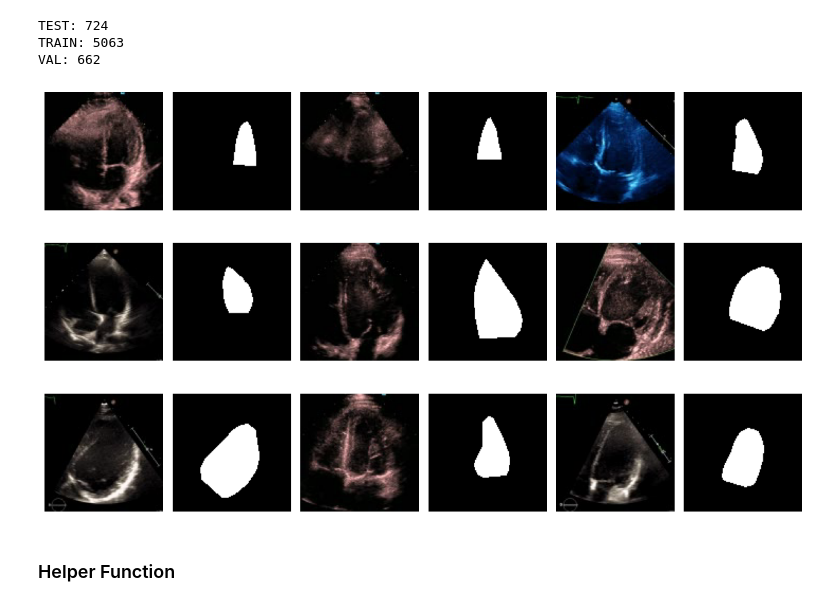
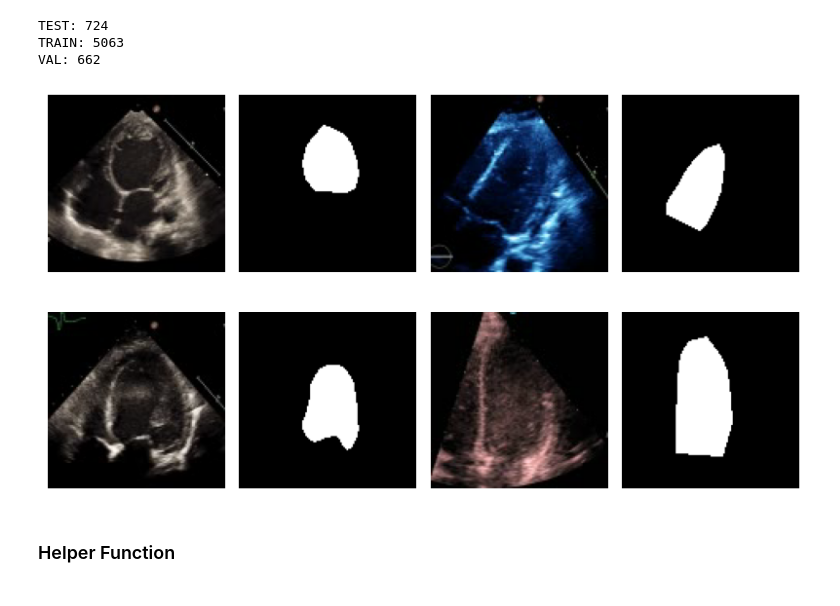
Before and after one commit to serize02/echonet-dl, a Jupyter notebook: notebooks/00_eda.ipynb, the cells around one changed output. Saved outputs shown, nothing was run; the diff lists cells and outputs as text; code cells hidden in the pictures.

```diff
--- a/notebooks/00_eda.ipynb
+++ b/notebooks/00_eda.ipynb
@@ -31,39 +31,39 @@ VAL: 662
 # %%
 image_dir = os.path.join(DATA_ROOT, 'train/images')
 mask_dir = os.path.join(DATA_ROOT, 'train/masks')
-num_samples = 9
+num_samples = 4
 
 files = os.listdir(image_dir)
 selected_files = random.sample(files, num_samples)
 
 grid_size = math.ceil(math.sqrt(num_samples))
 
 fig, axs = plt.subplots(grid_size, grid_size * 2, figsize=(grid_size * 4, grid_size * 2.5))
 
 for i, file in enumerate(selected_files):
     img = Image.open(os.path.join(image_dir, file))
     mask = Image.open(os.path.join(mask_dir, file))
 
     row = i // grid_size
     col = (i % grid_size) * 2
 
     axs[row, col].imshow(img, cmap='gray')
     axs[row, col].axis('off')
 
     axs[row, col + 1].imshow(mask, cmap='gray')
     axs[row, col + 1].axis('off')
 
 total_plots = grid_size * grid_size
 for i in range(num_samples, total_plots):
     row = i // grid_size
     col = (i % grid_size) * 2
     axs[row, col].axis('off')
     axs[row, col + 1].axis('off')
 
 plt.tight_layout()
 plt.show()
 # %% [output]
-[figure, old version]
+[figure, new version]
 # %%
 areas_by_split = {}
 splits = ['train', 'val', 'test']
```
Also changed, not shown: parts of 1 cell of this notebook.
